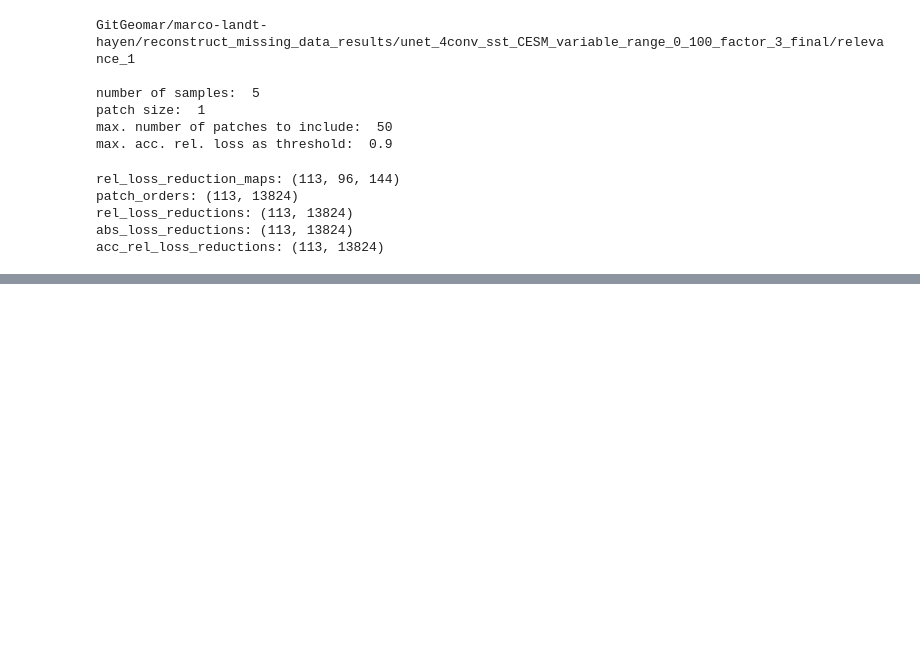
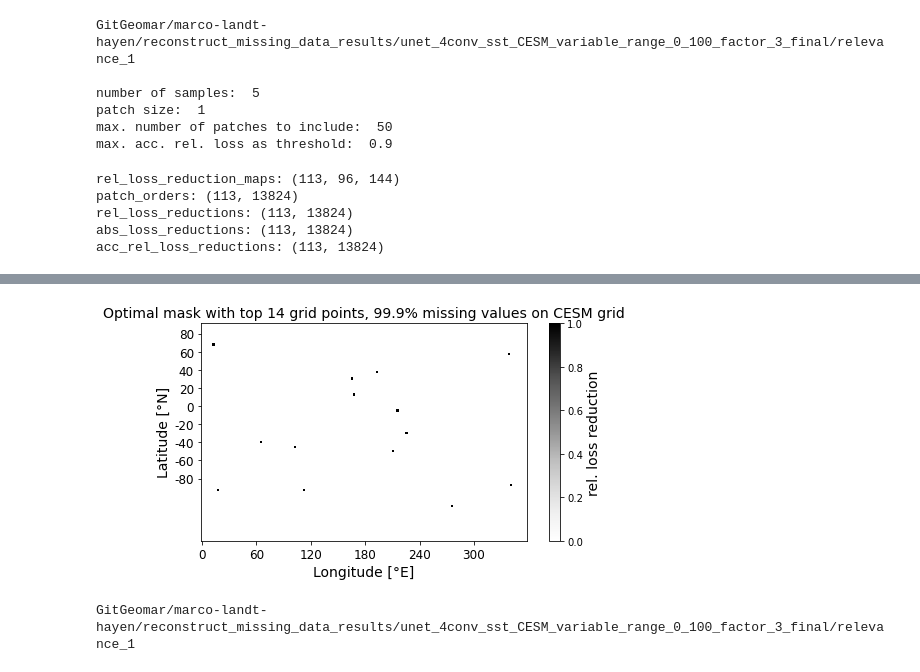
Before and after one commit to MarcoLandtHayen/reconstruct_missing_data, a Jupyter notebook: notebooks/03c_unet_4conv_sst_CESM_relevance_maps.ipynb, the cells around one changed output, grey strips where cells are left out. Saved outputs shown, nothing was run; the diff lists cells and outputs as text; code cells hidden in the pictures; blank space fills up the shorter version.

```diff
--- a/notebooks/03c_unet_4conv_sst_CESM_relevance_maps.ipynb
+++ b/notebooks/03c_unet_4conv_sst_CESM_relevance_maps.ipynb
@@ -2846,0 +664,43 @@ plt.show()
+# %%
+## Convert obtained cluster means to CESM lat/lon grid:
+
+# Initialize storage:
+cluster_means_999_GMM = np.zeros(GMM_999.means_.shape).astype(int)
+
+# Unscale latitude and longitude dimensions:
+cluster_means_999_GMM[:,0] = np.round(GMM_999.means_[:,0]*(n_lon-1),0).astype(int)
+cluster_means_999_GMM[:,1] = np.round(GMM_999.means_[:,1]*(n_lat-1),0).astype(int)
+# %%
+## Create optimal mask from cluster centers:
+
+# Initialize two-dimensional boolean mask of FALSE, dimension (n_lat, n_lon):
+mask_999_GMM = (np.zeros((n_lat,n_lon))!=0)
+
+# Loop over cluster centers:
+for xyz in cluster_means_999_GMM:
+
+    # Set grid points to True:
+    mask_999_GMM[xyz[1],xyz[0]]=True
+
+# Plot optimal mask:
+fig, ax = plt.subplots(figsize=(8, 4))
+im = plt.imshow(np.flip(mask_999_GMM,axis=0), cmap="Greys", interpolation='nearest')#, vmax=0.00022)
+cbar = plt.colorbar(im)
+cbar.set_label('rel. loss reduction', fontsize=14)
+plt.title('Optimal mask with top 14 grid points, 99.9% missing values on CESM grid', fontsize=14)
+plt.xlabel('Longitude [°E]', fontsize=14)
+plt.ylabel('Latitude [°N]', fontsize=14)
+plt.xticks(np.arange(0, 144, step=24), [0, 60, 120, 180, 240, 300], fontsize=12)
+plt.yticks(np.arange(4, 72, step=8), [80, 60, 40, 20, 0, -20, -40, -60, -80], fontsize=12)
+plt.show()
+# %% [output]
+[figure, added]
+# %%
+# Set path to store optimal missing masks:
+path_to_store_masks = Path(
+    'GitGeomar/marco-landt-hayen/reconstruct_missing_data_results/'+model_config+'_'+feature_short+'_'+source+'_'+
+    mask_type+'_'+missing_type+'_factor_'+str(augmentation_factor)+run+exp_name)
+
+print(path_to_store_masks)
+# %% [output]
+GitGeomar/marco-landt-hayen/reconstruct_missing_data_results/unet_4conv_sst_CESM_variable_range_0_100_factor_3_final/relevance_1
```
Also changed, not shown: parts of 133 cells of this notebook, 35 other files.
